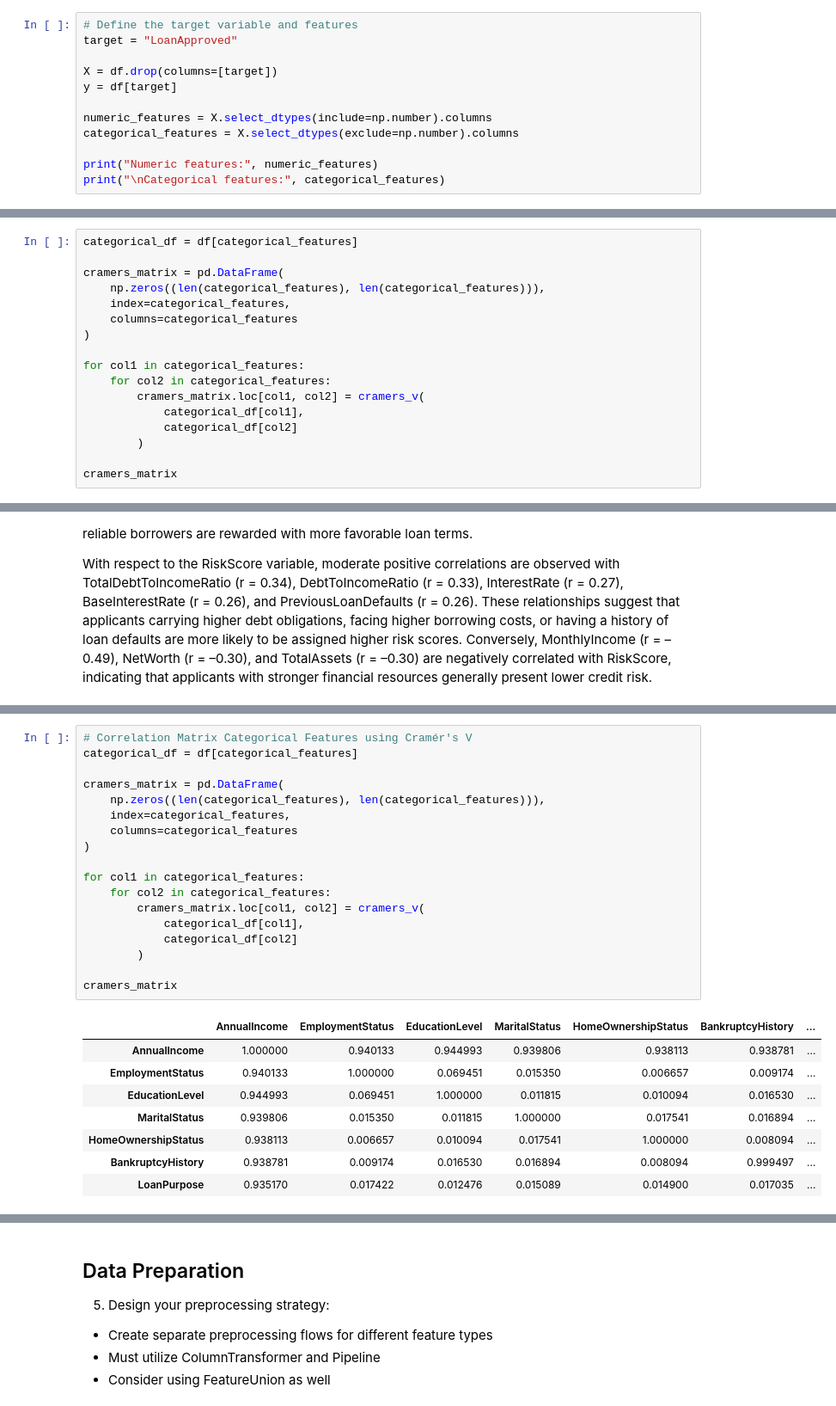
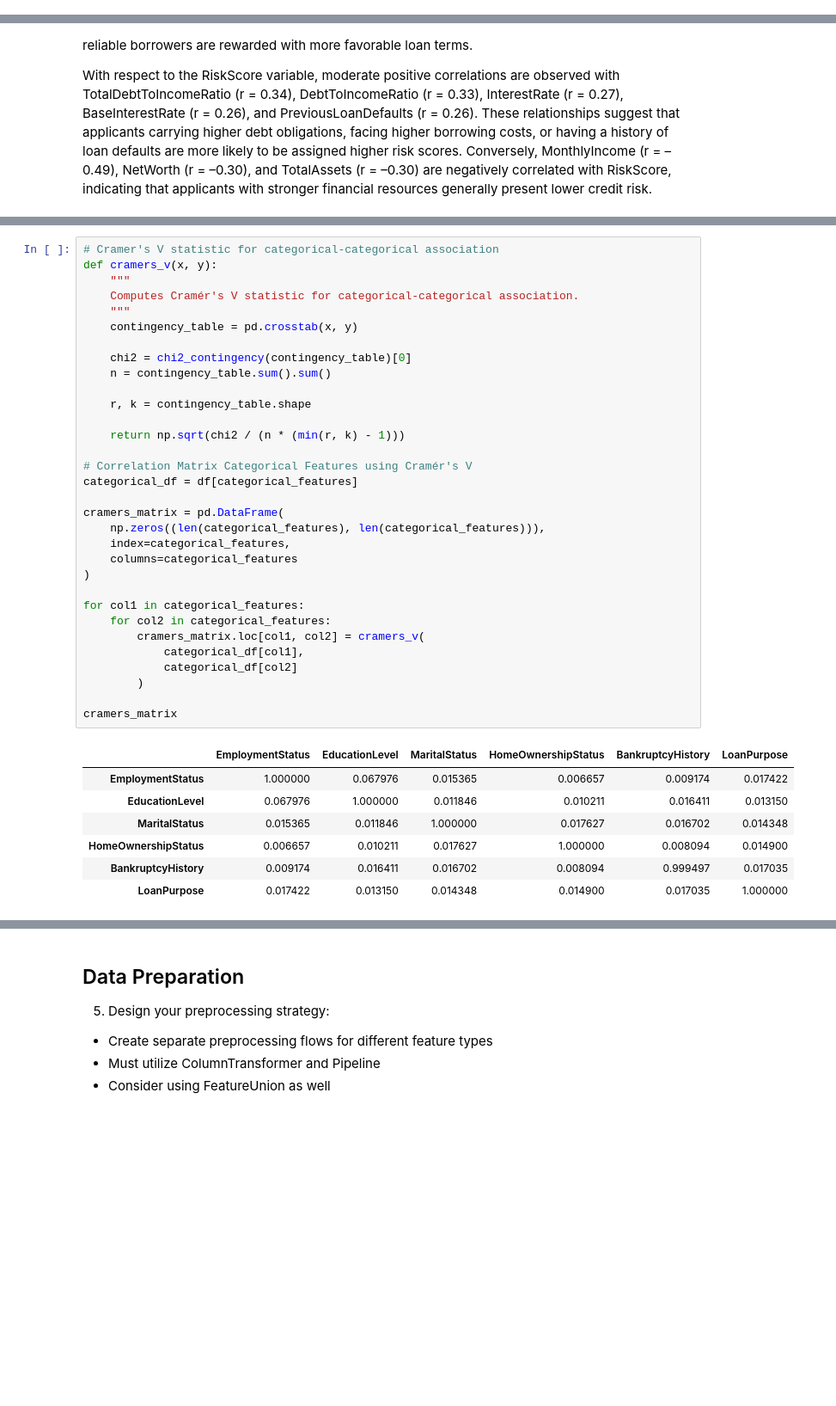
Before and after one commit to nyagayamonica/ML_LoanApproval, a Jupyter notebook: financial_loan_risk.ipynb, the cells around one changed output, grey strips where cells are left out. Shown at 86% size. Cells and saved outputs as stored; diff of their text form; blank space fills up the shorter version.

```diff
--- a/financial_loan_risk.ipynb
+++ b/financial_loan_risk.ipynb
@@ -296,12 +502,0 @@ categorical_cols = df.select_dtypes(include=['object','category']).columns
-# %%
-# Define the target variable and features
-target = "LoanApproved"
-
-X = df.drop(columns=[target])
-y = df[target]
-
-numeric_features = X.select_dtypes(include=np.number).columns
-categorical_features = X.select_dtypes(exclude=np.number).columns
-
-print("Numeric features:", numeric_features)
-print("\nCategorical features:", categorical_features)
@@ -373,17 +533,0 @@ for feature in categorical_features:
-# %%
-categorical_df = df[categorical_features]
-
-cramers_matrix = pd.DataFrame(
-    np.zeros((len(categorical_features), len(categorical_features))),
-    index=categorical_features,
-    columns=categorical_features
-)
-
-for col1 in categorical_features:
-    for col2 in categorical_features:
-        cramers_matrix.loc[col1, col2] = cramers_v(
-            categorical_df[col1],
-            categorical_df[col2]
-        )
-
-cramers_matrix
@@ -521,29 +658,42 @@ The correlation analysis shows that most numerical features have weak relationsh
 
 Strong negative correlations, such as **CreditScore with BaseInterestRate**, indicate that applicants with better credit scores generally receive lower interest rates. Identifying these relationships is important because it helps detect redundant features, reduces multicollinearity, and supports better feature selection, ultimately leading to a more accurate and interpretable machine learning model.
 # %%
+# Cramer's V statistic for categorical-categorical association
+def cramers_v(x, y):
+    """
+    Computes Cramér's V statistic for categorical-categorical association.
+    """
+    contingency_table = pd.crosstab(x, y)
+
+    chi2 = chi2_contingency(contingency_table)[0]
+    n = contingency_table.sum().sum()
+
+    r, k = contingency_table.shape
+
+    return np.sqrt(chi2 / (n * (min(r, k) - 1)))
+
 # Correlation Matrix Categorical Features using Cramér's V
 categorical_df = df[categorical_features]
 
 cramers_matrix = pd.DataFrame(
     np.zeros((len(categorical_features), len(categorical_features))),
     index=categorical_features,
     columns=categorical_features
 )
 
 for col1 in categorical_features:
     for col2 in categorical_features:
         cramers_matrix.loc[col1, col2] = cramers_v(
             categorical_df[col1],
             categorical_df[col2]
         )
 
 cramers_matrix
 # %% [output]
-|  | AnnualIncome | EmploymentStatus | EducationLevel | MaritalStatus | HomeOwnershipStatus | BankruptcyHistory | ... |
-| AnnualIncome | 1.000000 | 0.940133 | 0.944993 | 0.939806 | 0.938113 | 0.938781 | ... |
-| EmploymentStatus | 0.940133 | 1.000000 | 0.069451 | 0.015350 | 0.006657 | 0.009174 | ... |
-| EducationLevel | 0.944993 | 0.069451 | 1.000000 | 0.011815 | 0.010094 | 0.016530 | ... |
-| MaritalStatus | 0.939806 | 0.015350 | 0.011815 | 1.000000 | 0.017541 | 0.016894 | ... |
-| HomeOwnershipStatus | 0.938113 | 0.006657 | 0.010094 | 0.017541 | 1.000000 | 0.008094 | ... |
-| BankruptcyHistory | 0.938781 | 0.009174 | 0.016530 | 0.016894 | 0.008094 | 0.999497 | ... |
-| LoanPurpose | 0.935170 | 0.017422 | 0.012476 | 0.015089 | 0.014900 | 0.017035 | ... |
+|  | EmploymentStatus | EducationLevel | MaritalStatus | HomeOwnershipStatus | BankruptcyHistory | LoanPurpose |
+| EmploymentStatus | 1.000000 | 0.067976 | 0.015365 | 0.006657 | 0.009174 | 0.017422 |
+| EducationLevel | 0.067976 | 1.000000 | 0.011846 | 0.010211 | 0.016411 | 0.013150 |
+| MaritalStatus | 0.015365 | 0.011846 | 1.000000 | 0.017627 | 0.016702 | 0.014348 |
+| HomeOwnershipStatus | 0.006657 | 0.010211 | 0.017627 | 1.000000 | 0.008094 | 0.014900 |
+| BankruptcyHistory | 0.009174 | 0.016411 | 0.016702 | 0.008094 | 0.999497 | 0.017035 |
+| LoanPurpose | 0.017422 | 0.013150 | 0.014348 | 0.014900 | 0.017035 | 1.000000 |
```
Also changed, not shown: parts of 49 cells of this notebook.
